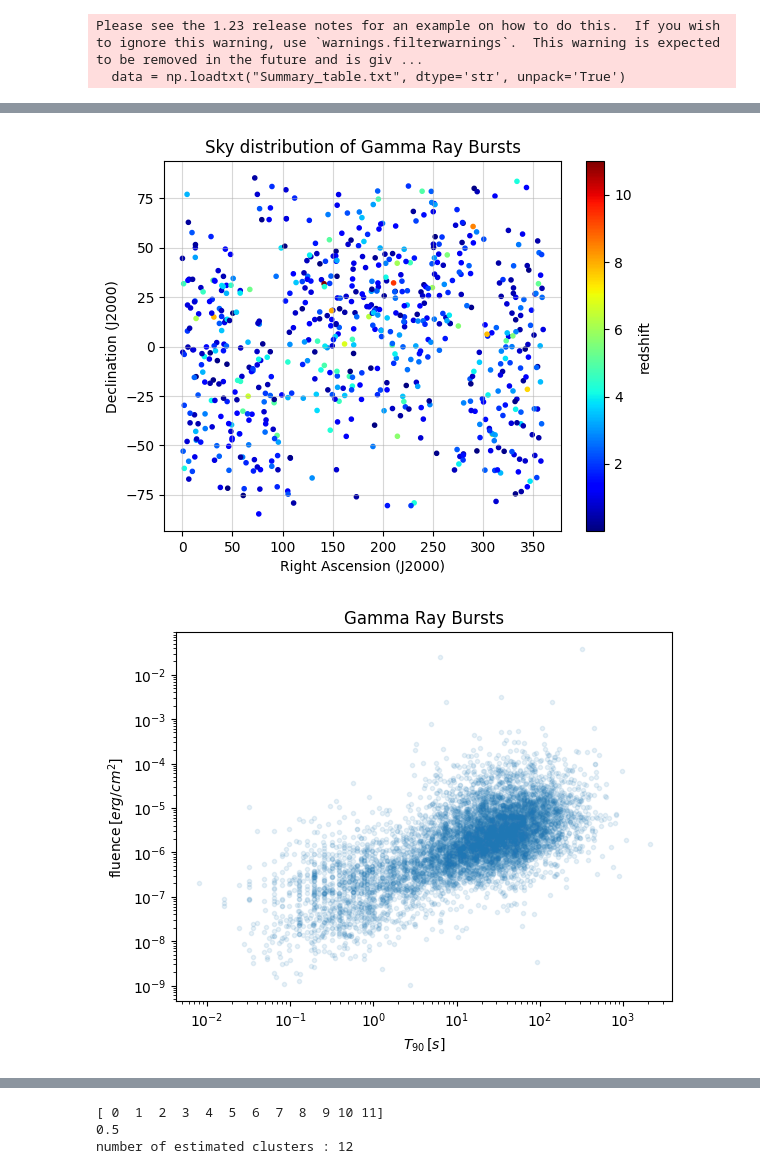
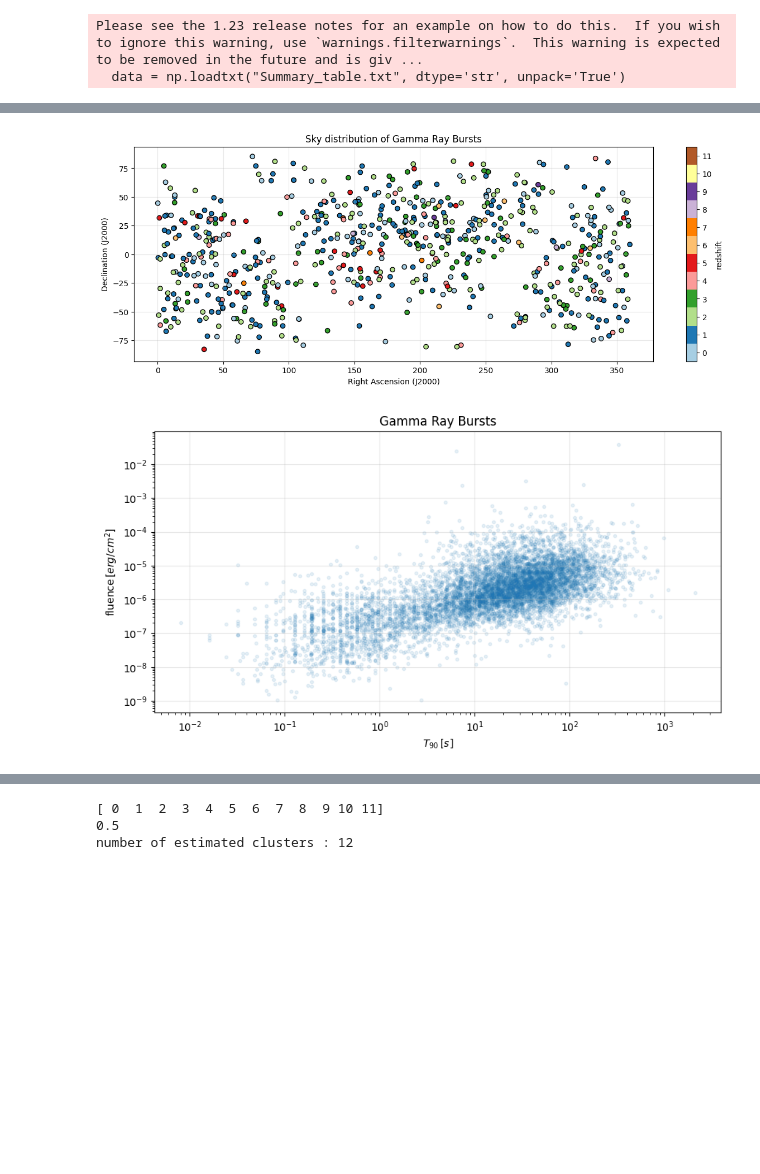
Before and after one commit to EmanuelaMenditto/astrostatistics_bicocca_2025, a Jupyter notebook: working/L14_Clustering_GRBs.ipynb, the cells around one changed output, grey strips where cells are left out. Drawn from its saved outputs; the diff is of its cells as text; code cells hidden in the pictures; blank space fills up the shorter version.

```diff
--- a/working/L14_Clustering_GRBs.ipynb
+++ b/working/L14_Clustering_GRBs.ipynb
@@ -51,13 +56,15 @@ vec_Dec = np.array(table['decl'].astype(float))
 vec_z = np.array(table['redshift'].astype(float).replace(-999, np.nan))
 # %%
 # Location in the sky
-plt.scatter(vec_RA, vec_Dec, c=vec_z, cmap='jet', marker=".")
-plt.colorbar(label="redshift")
+plt.figure(figsize=(15, 5))
+plt.scatter(vec_RA[~np.isnan(vec_z)], vec_Dec[~np.isnan(vec_z)], c=vec_z[~np.isnan(vec_z)], cmap='Paired', marker="o", edgecolors="black")
+plt.colorbar(label="redshift", ticks=range(12))
+plt.clim(-0.5, 11.5)
 plt.xlabel("Right Ascension (J2000)")
 plt.ylabel("Declination (J2000)")
 plt.title("Sky distribution of Gamma Ray Bursts")
-plt.grid(alpha=0.5)
+plt.grid(alpha=0.3)
 plt.show()
 # %% [output]
-[figure, old version]
+[figure, new version]
 # %%
@@ -74,14 +79,15 @@ vec_T90_err = np.array(table['T90_error'].astype(float).replace(-999, np.nan))
 # %%
-cond = ~np.isnan(vec_T90) & ~np.isnan(vec_fluence) & (vec_T90>0) & (vec_fluence>0)
-plt.plot(vec_T90[cond], vec_fluence[cond], '.', alpha=0.1)
+plt.figure(figsize=(10, 5))
+plt.scatter(vec_T90[cond], vec_fluence[cond], marker='.', alpha=0.1)
 plt.xlabel(r"$T_{90}\, [s]$")
 plt.ylabel(r"$\text{fluence}\, [erg/cm^2]$")
 plt.title("Gamma Ray Bursts")
 plt.xscale("log")
 plt.yscale("log")
+plt.grid(alpha=0.3)
 plt.show()
 # %% [output]
-[figure, old version]
+[figure, new version]
 # %%
 sel_id = np.where(cond)[0]
 sub_table = table.loc[sel_id]
```
Also changed, not shown: parts of 36 cells of this notebook.
